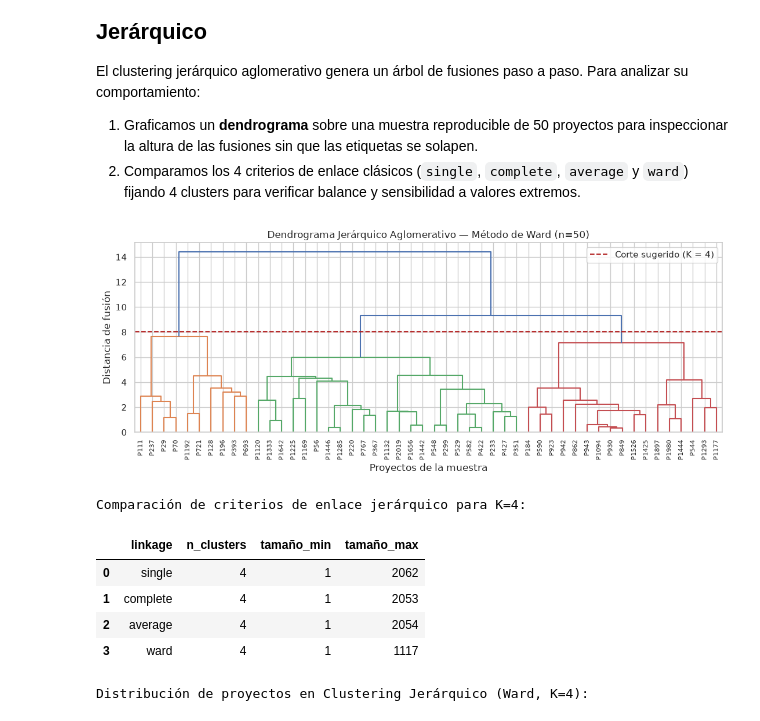
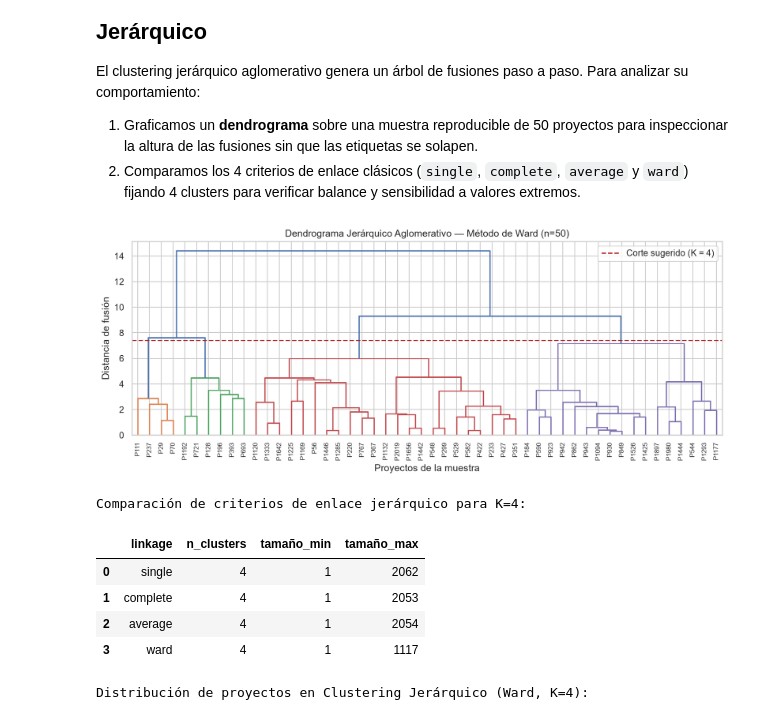
Before and after one commit to RomyUP1411/data-mining-project, a Jupyter notebook: Entrega_3/Entrega_3_Data_Hunters.ipynb, the cells around one changed output. Saved outputs shown, nothing was run; the diff lists cells and outputs as text; code cells hidden in the pictures.

Commit message:
fix(entrega_3): corregir umbral de corte del dendrograma a K=4 y compatibilidad de rutas

```diff
--- a/Entrega_3/Entrega_3_Data_Hunters.ipynb
+++ b/Entrega_3/Entrega_3_Data_Hunters.ipynb
@@ -56,7 +56,7 @@ Seleccionamos las **12 variables clave** preparadas para distancias:
 > **Aislamiento de variables:** Excluimos identificadores (`codigo_proyecto`) y la etiqueta de alerta `flag_gasto_adelantado` para no sesgar el cálculo de similitudes.
 # %%
 # Leemos la matriz analítica final
-ruta_datos = "matriz_analitica_final.csv" if os.path.exists("matriz_analitica_final.csv") else "Entrega_3/matriz_analitica_final.csv"
+ruta_datos = "matriz_analitica_final.csv" if os.path.exists("matriz_analitica_final.csv") else ("Entrega_3/matriz_analitica_final.csv" if os.path.exists("Entrega_3/matriz_analitica_final.csv") else "Entrega_2/matriz_analitica_final.csv")
 df = pd.read_csv(ruta_datos)
 
 features = [
@@ -274,36 +274,36 @@ Z_ward_muestra = linkage(X_muestra, method="ward")
 plt.figure(figsize=(11, 4.5))
 dendrogram(
     Z_ward_muestra,
     labels=[f"P{i}" for i in indices_muestra],
     leaf_rotation=90,
     leaf_font_size=8,
-    color_threshold=8.0
+    color_threshold=7.4
 )
-plt.axhline(y=8.0, color="firebrick", linestyle="--", label="Corte sugerido (K = 4)")
+plt.axhline(y=7.4, color="firebrick", linestyle="--", label="Corte sugerido (K = 4)")
 plt.title("Dendrograma Jerárquico Aglomerativo — Método de Ward (n=50)", fontsize=12)
 plt.xlabel("Proyectos de la muestra")
 plt.ylabel("Distancia de fusión")
 plt.legend()
 plt.tight_layout()
 plt.show()
 
 # Comparación de criterios de enlace para K=4
 resumen_linkage = []
 for metodo in ["single", "complete", "average", "ward"]:
     modelo_h = AgglomerativeClustering(n_clusters=4, linkage=metodo)
     labels = modelo_h.fit_predict(X_std)
     conteos = pd.Series(labels).value_counts()
     resumen_linkage.append({
         "linkage": metodo,
         "n_clusters": len(conteos),
         "tamaño_min": conteos.min(),
         "tamaño_max": conteos.max()
     })
 
 print("Comparación de criterios de enlace jerárquico para K=4:")
 display(pd.DataFrame(resumen_linkage))
 # %% [output]
-[figure, old version]
+[figure, new version]
 Comparación de criterios de enlace jerárquico para K=4:
 |  | linkage | n_clusters | tamaño_min | tamaño_max |
 | 0 | single | 4 | 1 | 2062 |
```
